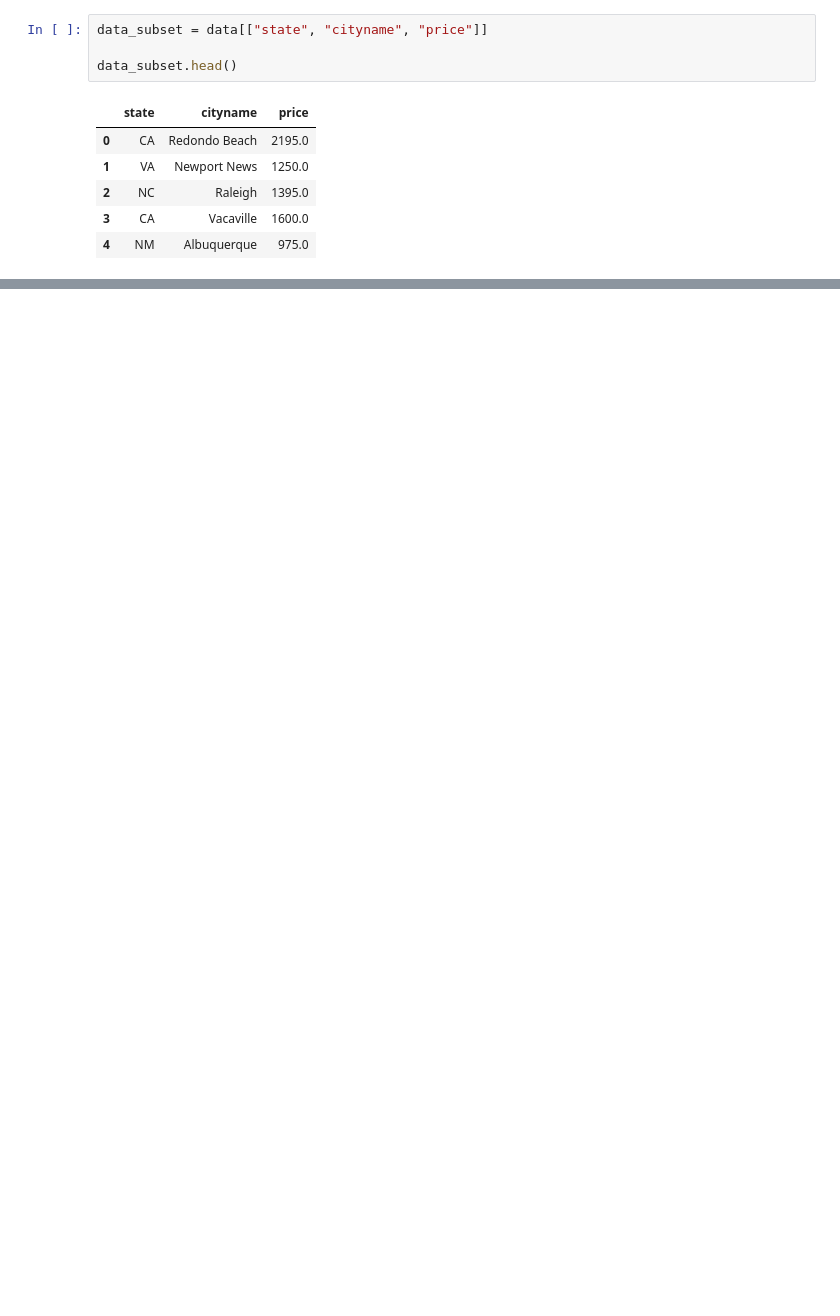
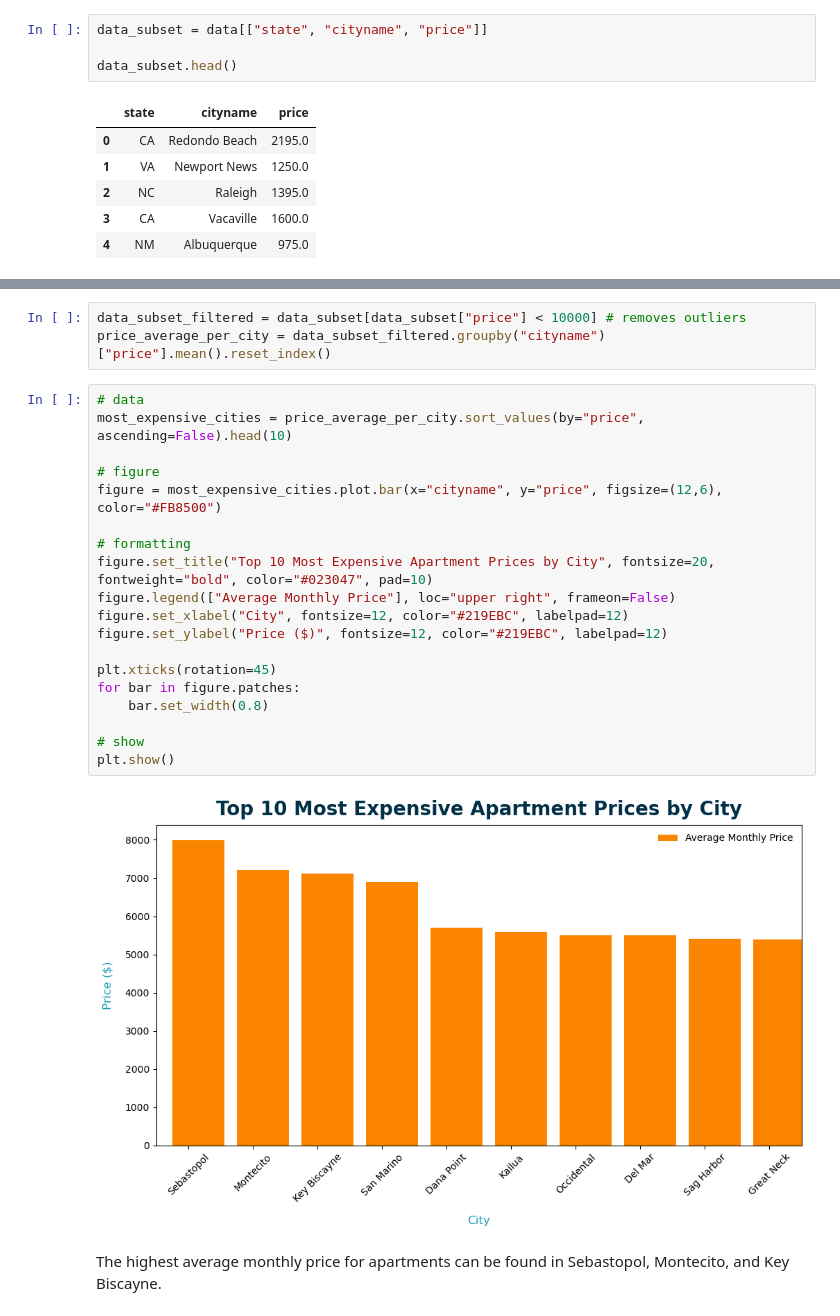
Before and after one commit to tghcb9/dataanalytics-project1-group6, a Jupyter notebook: submission/analysis/question-2.ipynb, the cells around one changed output, grey strips where cells are left out. Drawn from its saved outputs; the diff is of its cells as text; blank space fills up the shorter version.

```diff
--- a/submission/analysis/question-2.ipynb
+++ b/submission/analysis/question-2.ipynb
@@ -60,0 +68,26 @@ plt.show()
+# %%
+data_subset_filtered = data_subset[data_subset["price"] < 10000] # removes outliers
+price_average_per_city = data_subset_filtered.groupby("cityname")["price"].mean().reset_index()
+# %%
+# data
+most_expensive_cities = price_average_per_city.sort_values(by="price", ascending=False).head(10)
+
+# figure
+figure = most_expensive_cities.plot.bar(x="cityname", y="price", figsize=(12,6), color="#FB8500")
+
+# formatting
+figure.set_title("Top 10 Most Expensive Apartment Prices by City", fontsize=20, fontweight="bold", color="#023047", pad=10)
+figure.legend(["Average Monthly Price"], loc="upper right", frameon=False)
+figure.set_xlabel("City", fontsize=12, color="#219EBC", labelpad=12)
+figure.set_ylabel("Price ($)", fontsize=12, color="#219EBC", labelpad=12)
+
+plt.xticks(rotation=45)
+for bar in figure.patches:
+    bar.set_width(0.8)
+
+# show
+plt.show()
+# %% [output]
+[figure, added]
+# %% [markdown]
+The highest average monthly price for apartments can be found in Sebastopol, Montecito, and Key Biscayne.
```
Also changed, not shown: parts of 13 cells of this notebook.
